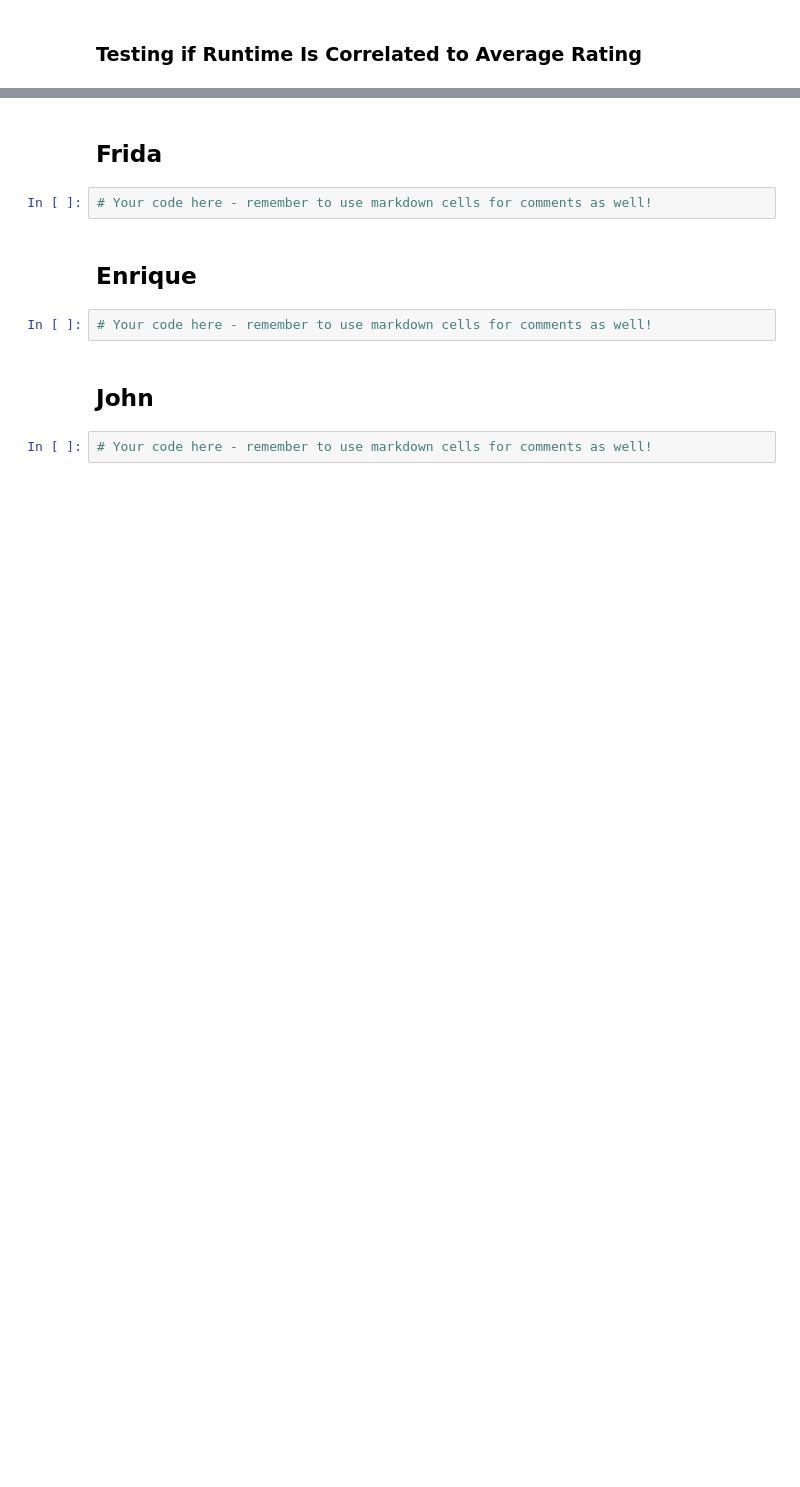
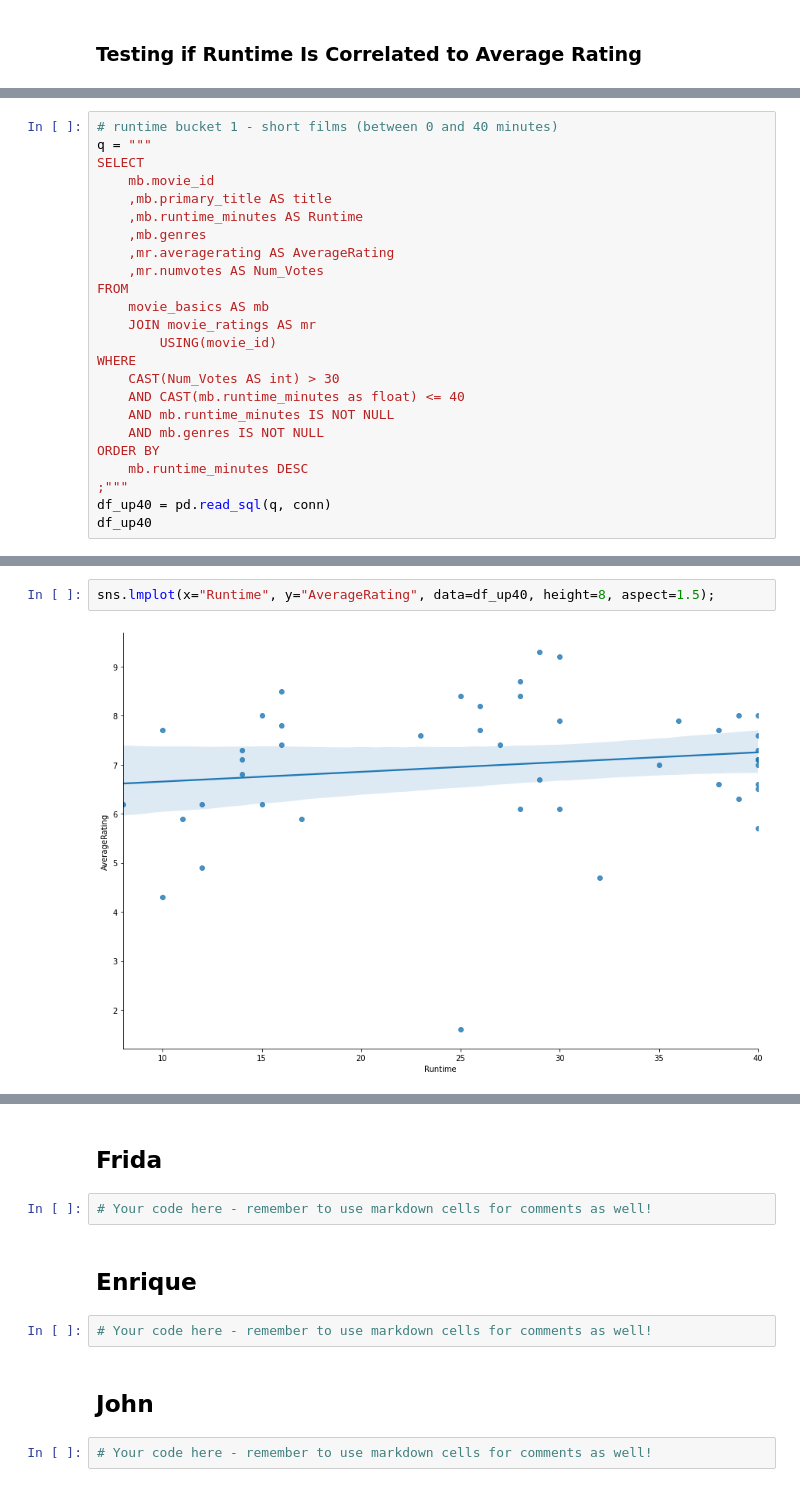
Before and after one commit to mfFrida/Capstone-Project-Semester-1, a Jupyter notebook: student.ipynb, the cells around one changed output, grey strips where cells are left out. Cells and saved outputs as stored; diff of their text form; blank space fills up the shorter version.

```diff
--- a/student.ipynb
+++ b/student.ipynb
@@ -1480,0 +1516,24 @@ Fail to reject null
+# %%
+# runtime bucket 1 - short films (between 0 and 40 minutes)
+q = """
+SELECT
+    mb.movie_id
+    ,mb.primary_title AS title
+    ,mb.runtime_minutes AS Runtime
+    ,mb.genres
+    ,mr.averagerating AS AverageRating
+    ,mr.numvotes AS Num_Votes
+FROM
+    movie_basics AS mb
+    JOIN movie_ratings AS mr
+        USING(movie_id)
+WHERE
+    CAST(Num_Votes AS int) > 30
+    AND CAST(mb.runtime_minutes as float) <= 40
+    AND mb.runtime_minutes IS NOT NULL
+    AND mb.genres IS NOT NULL
+ORDER BY
+    mb.runtime_minutes DESC
+;"""
+df_up40 = pd.read_sql(q, conn)
+df_up40
@@ -1480,0 +1584,4 @@ Fail to reject null
+# %%
+sns.lmplot(x="Runtime", y="AverageRating", data=df_up40, height=8, aspect=1.5);
+# %% [output]
+[figure, added]
```
Also changed, not shown: parts of 70 cells of this notebook.
